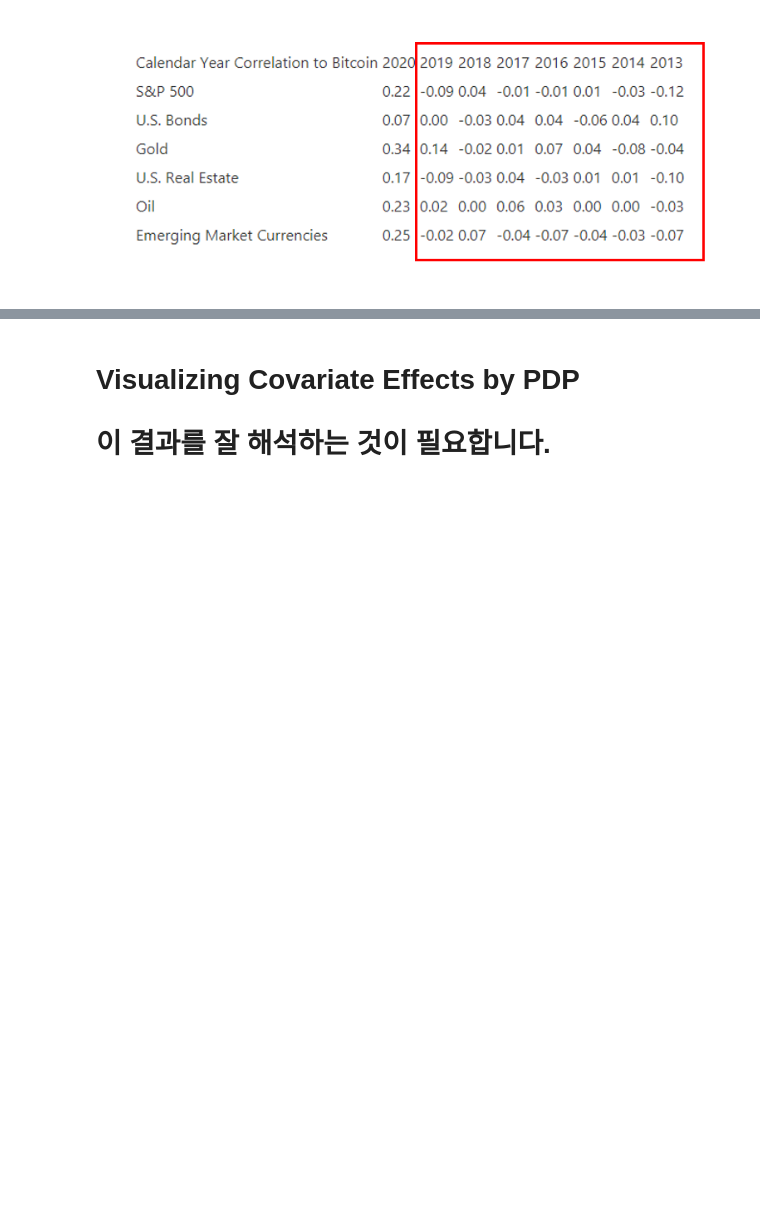
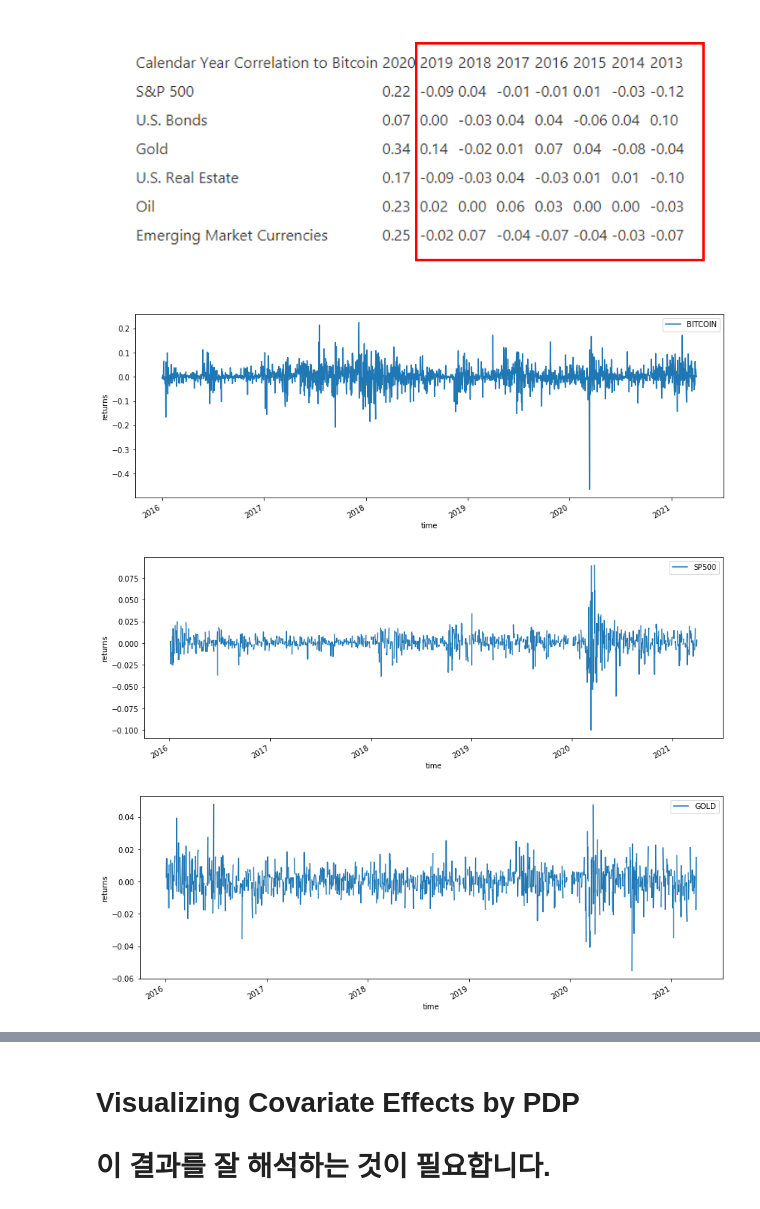
Before and after one commit to hongjai-rhee/public, a Jupyter notebook: BITCOIN_NEW.ipynb, the cells around one changed output, grey strips where cells are left out. Drawn from its saved outputs; the diff is of its cells as text; code cells hidden in the pictures; blank space fills up the shorter version.

```diff
--- a/BITCOIN_NEW.ipynb
+++ b/BITCOIN_NEW.ipynb
@@ -352,3 +352,44 @@ plt.show()
 - (2) Training period인 2019년까지는 Bitcoin과 타 자산가격간의 correlation 이 매우 낮음
 # %% [markdown]
 ![image.png](embedded-picture-1)
+# %%
+from pandas_datareader import data as wb
+import datetime
+
+assets=['BTC-USD', '^GSPC', 'GLD' ]  ## GLD CL.NYM
+data=pd.DataFrame()
+for asset in assets:
+    data[asset]=wb.DataReader(asset, data_source='yahoo', start='2016-1-1', end='2021-3-31')['Close']
+
+
+df1 = data
+df1["ROR1"] = np.log(df1["BTC-USD"]).diff()
+df1["ROR2"] = np.log(df1["^GSPC"]).diff()
+df1["ROR3"] = np.log(df1["GLD"]).diff()
+
+
+#df1 = df1.dropna()
+df1.head()
+
+Y1=df1.ROR1
+Y2=df1.ROR2
+Y3=df1.ROR3
+
+fig, ax = plt.subplots(figsize=(14, 5))
+df1.plot(y="ROR1", label='BITCOIN', ax=ax)
+ax.set(xlabel='time', ylabel='returns')
+ax.legend();
+
+fig, ax = plt.subplots(figsize=(14, 5))
+df1.plot(y="ROR2", label='SP500', ax=ax)
+ax.set(xlabel='time', ylabel='returns')
+ax.legend();
+
+fig, ax = plt.subplots(figsize=(14, 5))
+df1.plot(y="ROR3", label='GOLD', ax=ax)
+ax.set(xlabel='time', ylabel='returns')
+ax.legend();
+# %% [output]
+[figure, added]
+[figure, added]
+[figure, added]
```
Also changed, not shown: parts of 16 cells of this notebook.
